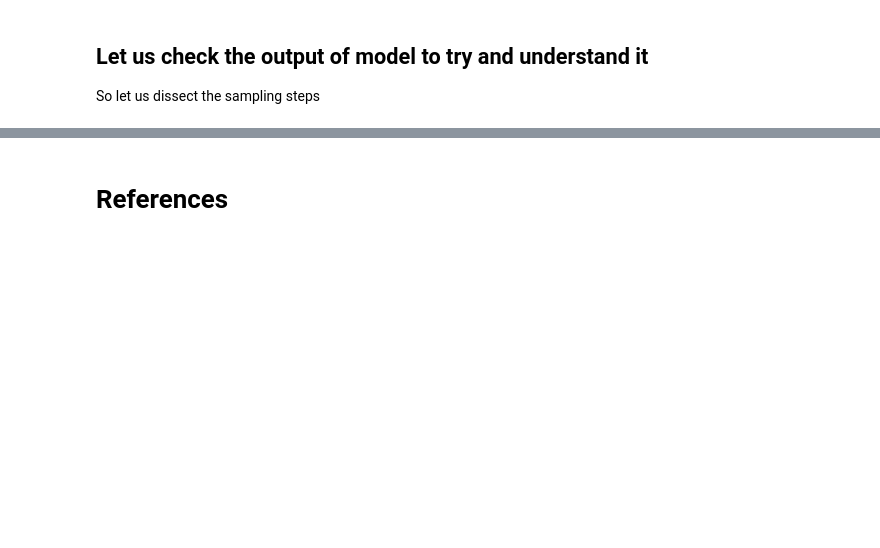
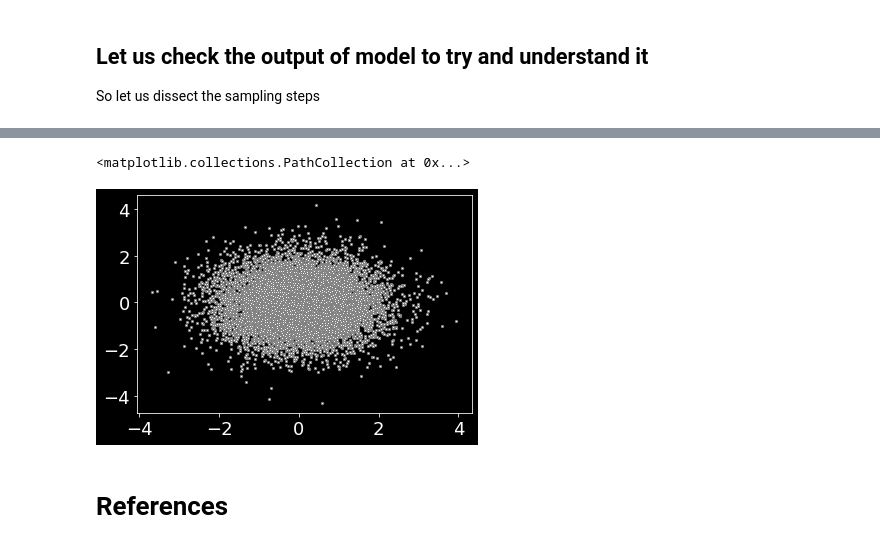
Before and after one commit to danielm322/DiffusionModelsTestBench, a Jupyter notebook: Diffusion_model_demo.ipynb, the cells around one changed output, grey strips where cells are left out. Drawn from its saved outputs; the diff is of its cells as text; code cells hidden in the pictures; blank space fills up the shorter version.

```diff
--- a/Diffusion_model_demo.ipynb
+++ b/Diffusion_model_demo.ipynb
@@ -501,6 +500,12 @@ z_temp = torch.randn_like(cur_x_temp)
 # Fixed sigma
 sigma_t = extract(betas, t_temp, cur_x_temp).sqrt()
 sample = mean_temp + sigma_t * z_temp
+sample_copy = sample.detach().numpy()
+# %%
+plt.scatter(sample_copy[:,0], sample_copy[:,1],color='white',edgecolor='gray', s=5)
+# %% [output]
+<matplotlib.collections.PathCollection at 0x...>
+[figure, added]
 # %% [markdown]
 # References
 # %% [markdown]
```
Also changed, not shown: parts of 5 cells of this notebook.
